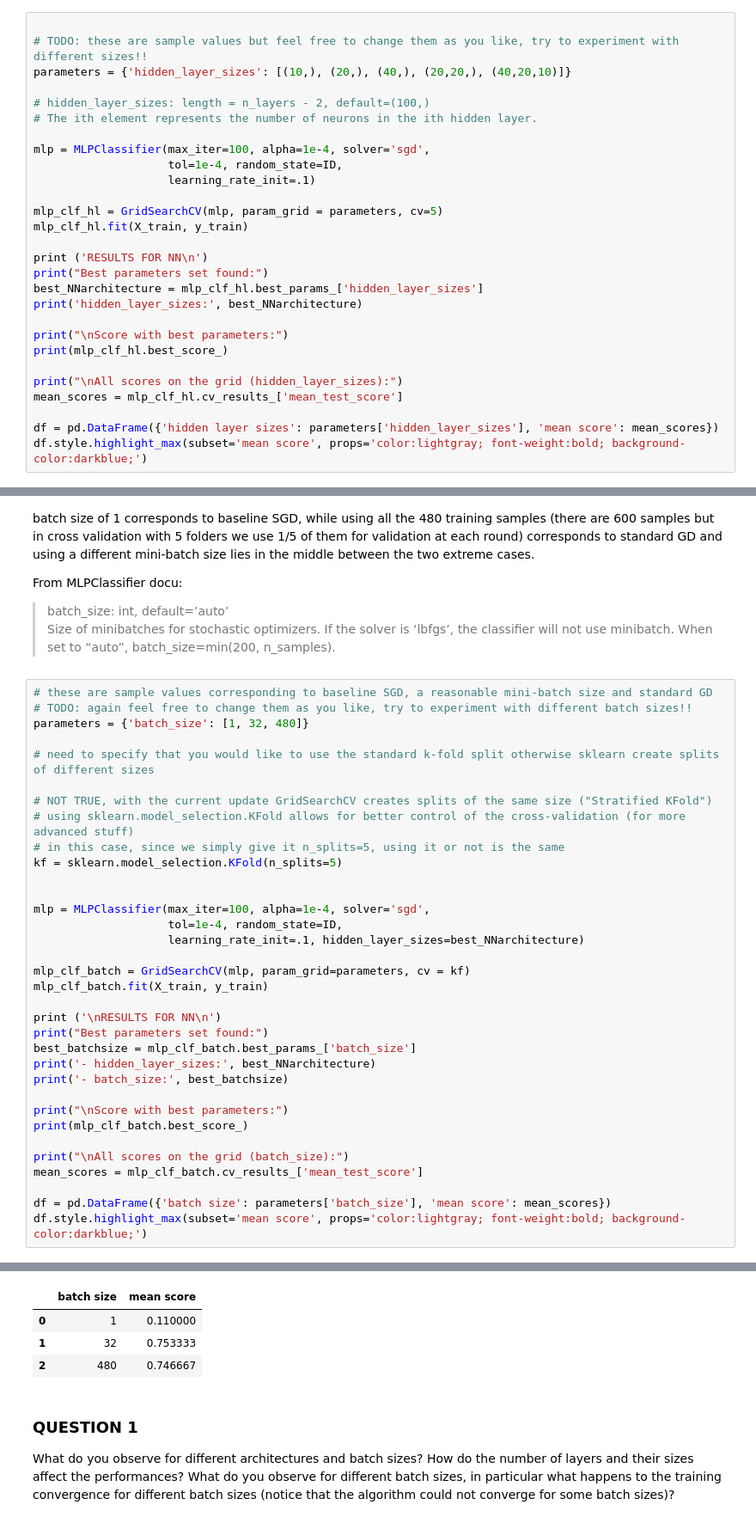
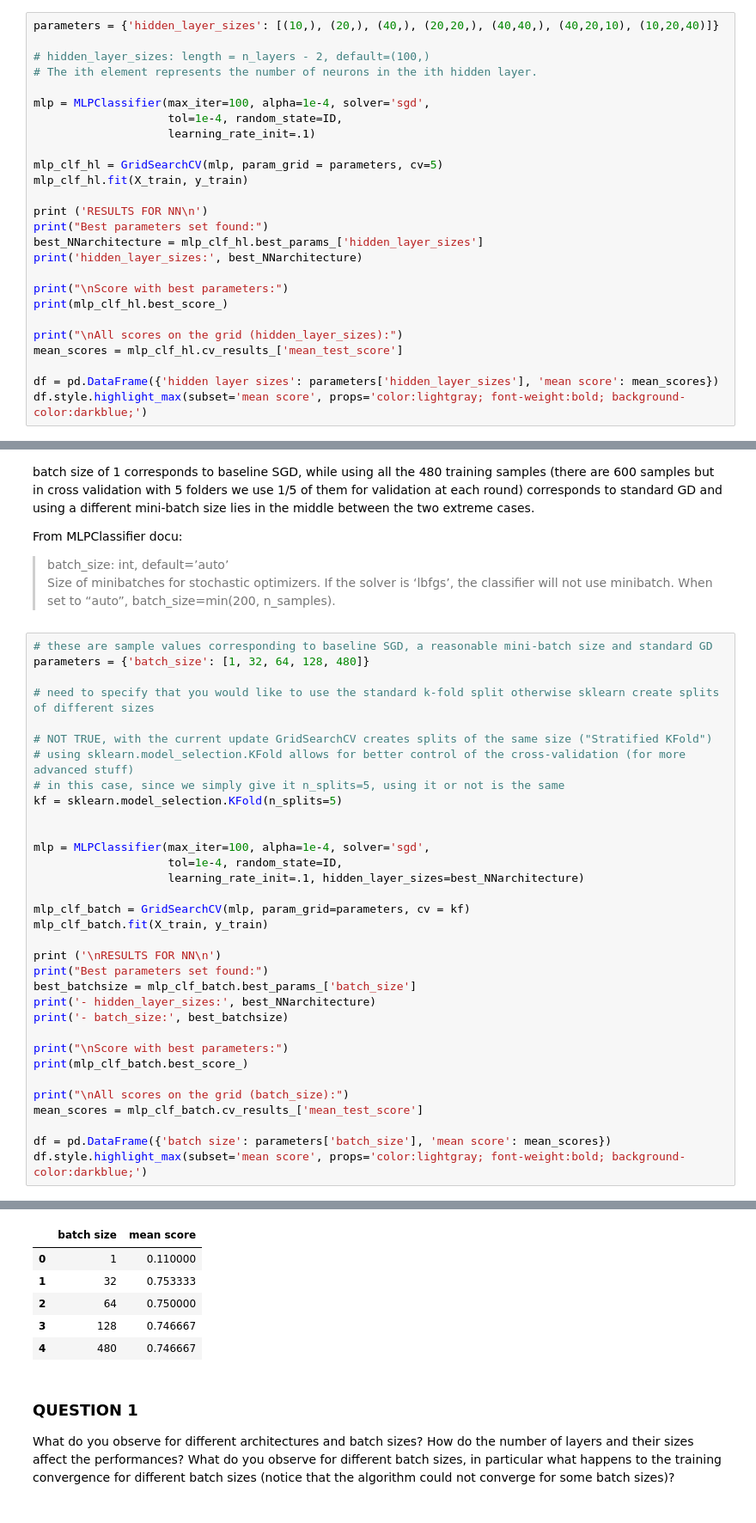
Before and after one commit to NicolaZomer/MachineLearning_Y2122, a Jupyter notebook: lab3/LAB3_Characters_Classification_with_Neural_Networks.ipynb, the cells around one changed output, grey strips where cells are left out. Shown: that part at 86% size. Saved outputs shown, nothing was run; the diff lists cells and outputs as text.

```diff
--- a/lab3/LAB3_Characters_Classification_with_Neural_Networks.ipynb
+++ b/lab3/LAB3_Characters_Classification_with_Neural_Networks.ipynb
@@ -168,7 +165,5 @@ Useful URLs:
 # %%
-
-# TODO: these are sample values but feel free to change them as you like, try to experiment with different sizes!!
-parameters = {'hidden_layer_sizes': [(10,), (20,), (40,), (20,20,), (40,20,10)]}
+parameters = {'hidden_layer_sizes': [(10,), (20,), (40,), (20,20,), (40,40,), (40,20,10), (10,20,40)]}
 
 # hidden_layer_sizes: length = n_layers - 2, default=(100,)
 # The ith element represents the number of neurons in the ith hidden layer.
@@ -220,8 +217,7 @@ From MLPClassifier docu:
 > Size of minibatches for stochastic optimizers. If the solver is ‘lbfgs’, the classifier will not use minibatch. When set to “auto”, batch_size=min(200, n_samples).
 # %%
 # these are sample values corresponding to baseline SGD, a reasonable mini-batch size and standard GD
-# TODO: again feel free to change them as you like, try to experiment with different batch sizes!!
-parameters = {'batch_size': [1, 32, 480]}
+parameters = {'batch_size': [1, 32, 64, 128, 480]}
 
 # need to specify that you would like to use the standard k-fold split otherwise sklearn create splits of different sizes
 
@@ -239,34 +235,36 @@ mlp_clf_batch = GridSearchCV(mlp, param_grid=parameters, cv = kf)
 mlp_clf_batch.fit(X_train, y_train)
 
 print ('\nRESULTS FOR NN\n')
 print("Best parameters set found:")
 best_batchsize = mlp_clf_batch.best_params_['batch_size']
 print('- hidden_layer_sizes:', best_NNarchitecture)
 print('- batch_size:', best_batchsize)
 
 print("\nScore with best parameters:")
 print(mlp_clf_batch.best_score_)
 
 print("\nAll scores on the grid (batch_size):")
 mean_scores = mlp_clf_batch.cv_results_['mean_test_score']
 
 df = pd.DataFrame({'batch size': parameters['batch_size'], 'mean score': mean_scores})
 df.style.highlight_max(subset='mean score', props='color:lightgray; font-weight:bold; background-color:darkblue;')
 # %% [output]
 RESULTS FOR NN
 
 Best parameters set found:
 - hidden_layer_sizes: (40,)
 - batch_size: 32
 
 Score with best parameters:
 0.7533333333333332
 
 All scores on the grid (batch_size):
 |  | batch size | mean score |
 | 0 | 1 | 0.110000 |
 | 1 | 32 | 0.753333 |
-| 2 | 480 | 0.746667 |
+| 2 | 64 | 0.750000 |
+| 3 | 128 | 0.746667 |
+| 4 | 480 | 0.746667 |
 # %% [markdown]
 ### QUESTION 1
 
```
Also changed, not shown: parts of 22 cells of this notebook.
